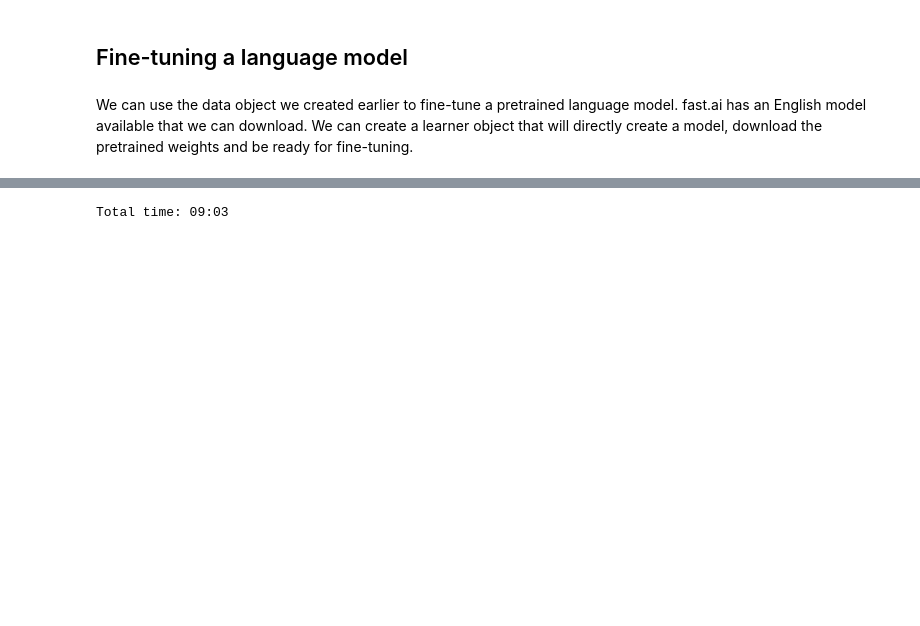
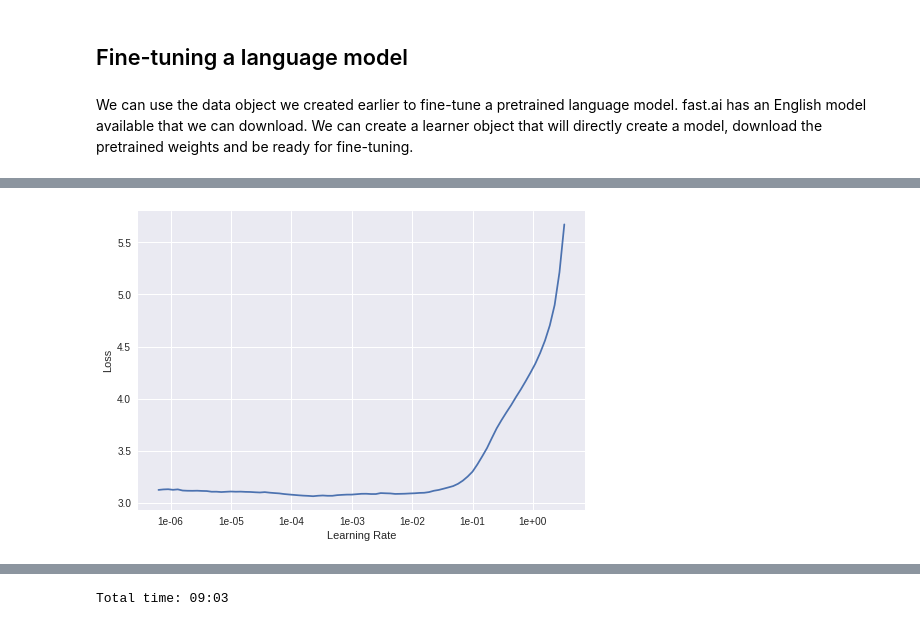
Before and after one commit to x110/MyFastaiNotebooks, a Jupyter notebook: lang_model_arxiv.ipynb, the cells around one changed output, grey strips where cells are left out. Drawn from its saved outputs; the diff is of its cells as text; code cells hidden in the pictures; blank space fills up the shorter version.

```diff
--- a/lang_model_arxiv.ipynb
+++ b/lang_model_arxiv.ipynb
@@ -49,0 +59,2 @@ learn.fit_one_cycle(1, 1e-2)
+# %%
+learn.fit_one_cycle(1, 1e-2)
@@ -49,0 +88,3 @@ learn.fit_one_cycle(1, 1e-2)
+# %%
+learn.unfreeze()
+learn.fit_one_cycle(3, 1e-3)
@@ -49,0 +114,4 @@ learn.fit_one_cycle(1, 1e-2)
+# %%
+learn.recorder.plot()
+# %% [output]
+[figure, added]
```
Also changed, not shown: parts of 29 cells of this notebook.
